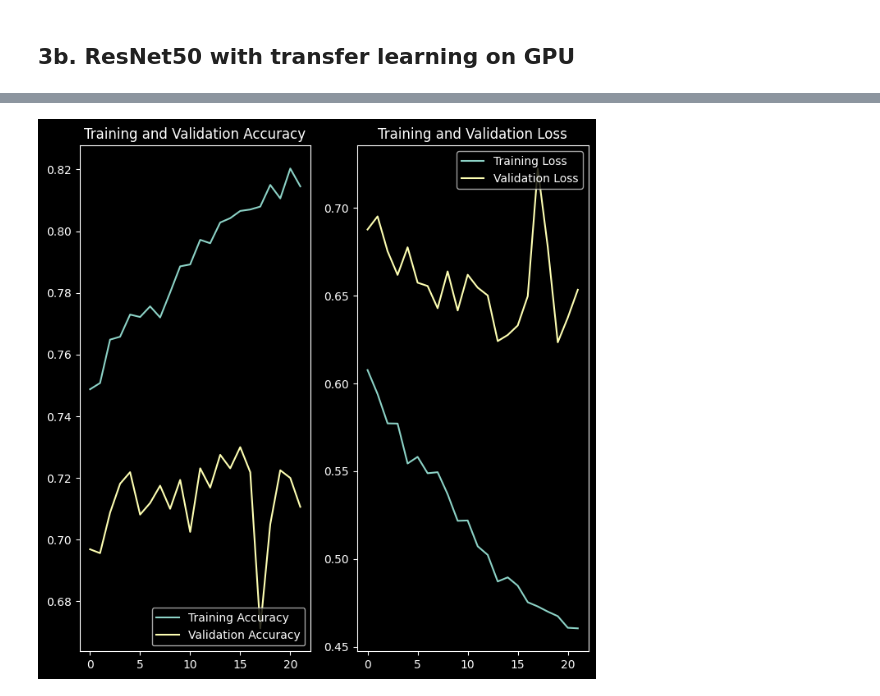
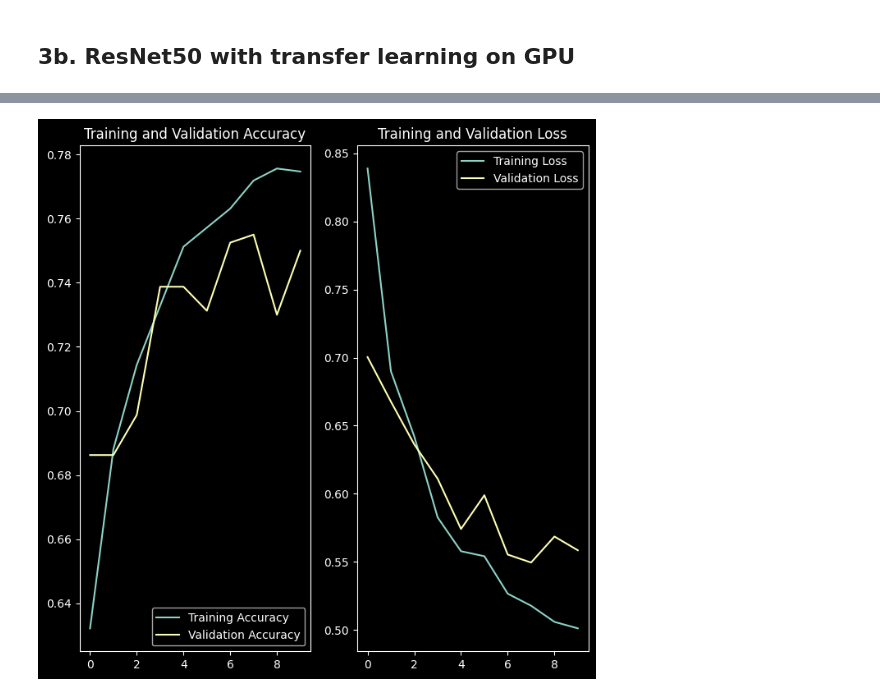
Before and after one commit to werixx1/CNN-Alzheimer-MRI-Classification, a Jupyter notebook: notebooks/AlzheimerDetectionModel.ipynb, the cells around one changed output, grey strips where cells are left out. Saved outputs shown, nothing was run; the diff lists cells and outputs as text; code cells hidden in the pictures.

Commit message:
better model with transfer learning

```diff
--- a/notebooks/AlzheimerDetectionModel.ipynb
+++ b/notebooks/AlzheimerDetectionModel.ipynb
@@ -286,3 +286,14 @@ VeryMildDemented    2240
 ModerateDemented    2000
 MildDemented        2000
 Name: count, dtype: int64
+# %%
+counts = alzheimer_df['labels'].value_counts()
+
+colors = ['#DAF7A6', '#FFC300', '#FF5733', '#C70039']
+counts.plot(kind='bar', color=colors, figsize=(8,5))
+
+plt.title("Number of photos per label")
+plt.xlabel("Label")
+plt.xticks(rotation=45)
+plt.style.use('dark_background')
+plt.show()
@@ -586,6 +551,6 @@ model.summary()
 training_start_time = time.time()
 history = model.fit(train_generator,
                     validation_data = val_generator,
-                    epochs=22) # actually giving model time to learn
+                    epochs=10)
 training_end_time = time.time()
 # %% [output]
@@ -620,28 +588,28 @@ Training took 9.10 minutes
 # %%
 acc = history.history['accuracy']
 val_acc = history.history['val_accuracy']
 
 loss = history.history['loss']
 val_loss = history.history['val_loss']
 
-epochs_range = range(22)
+epochs_range = range(10)
 
 plt.figure(figsize=(8, 8))
 plt.subplot(1, 2, 1)
 plt.plot(epochs_range, acc, label='Training Accuracy')
 plt.plot(epochs_range, val_acc, label='Validation Accuracy')
 plt.legend(loc='lower right')
 plt.title('Training and Validation Accuracy')
 
 plt.subplot(1, 2, 2)
 plt.plot(epochs_range, loss, label='Training Loss')
 plt.plot(epochs_range, val_loss, label='Validation Loss')
 plt.legend(loc='upper right')
 plt.title('Training and Validation Loss')
 plt.style.use('dark_background')
 plt.show()
 # %% [output]
-[figure, old version]
+[figure, new version]
 # %%
 from PIL import Image
 import numpy as np
```
Also changed, not shown: parts of 9 cells of this notebook.
